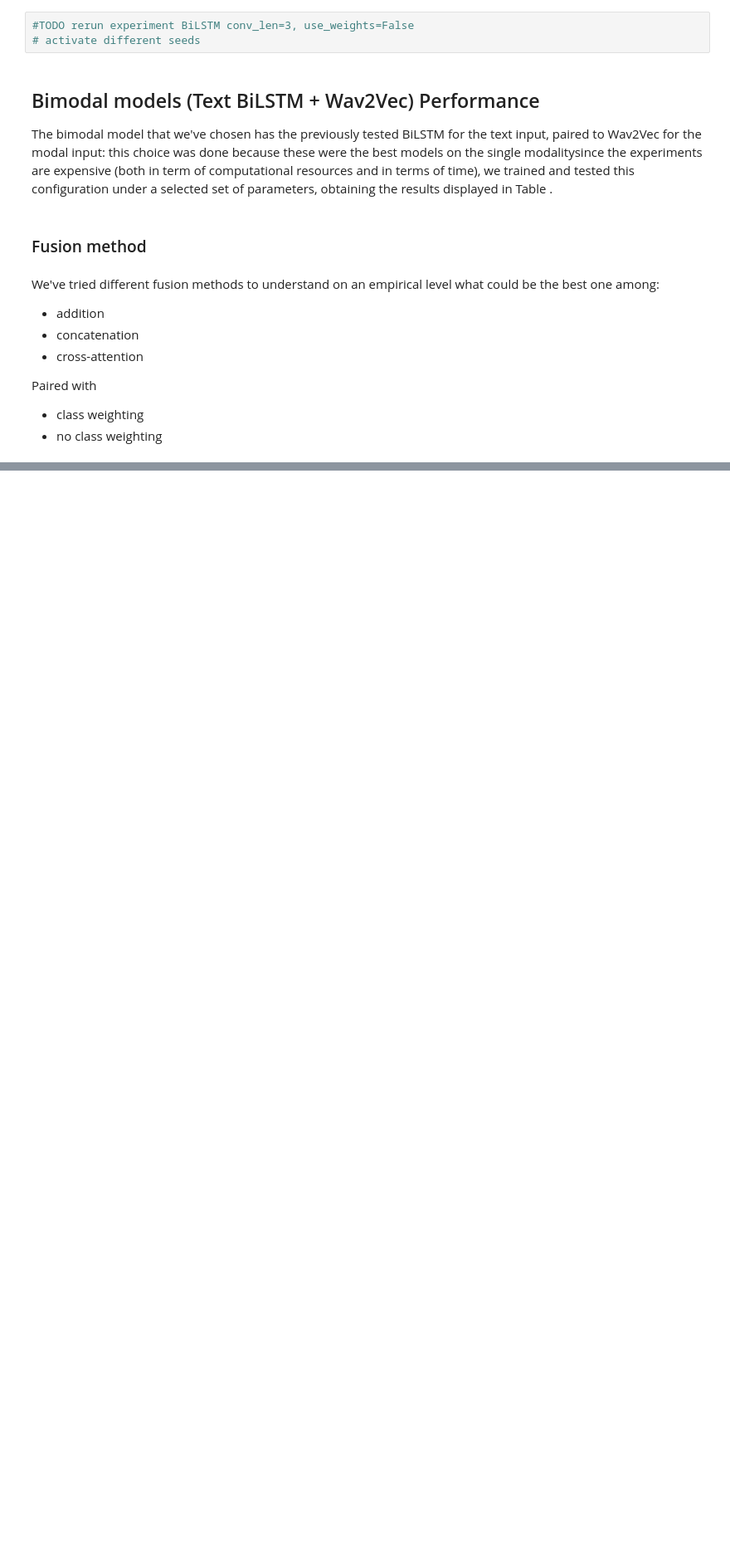
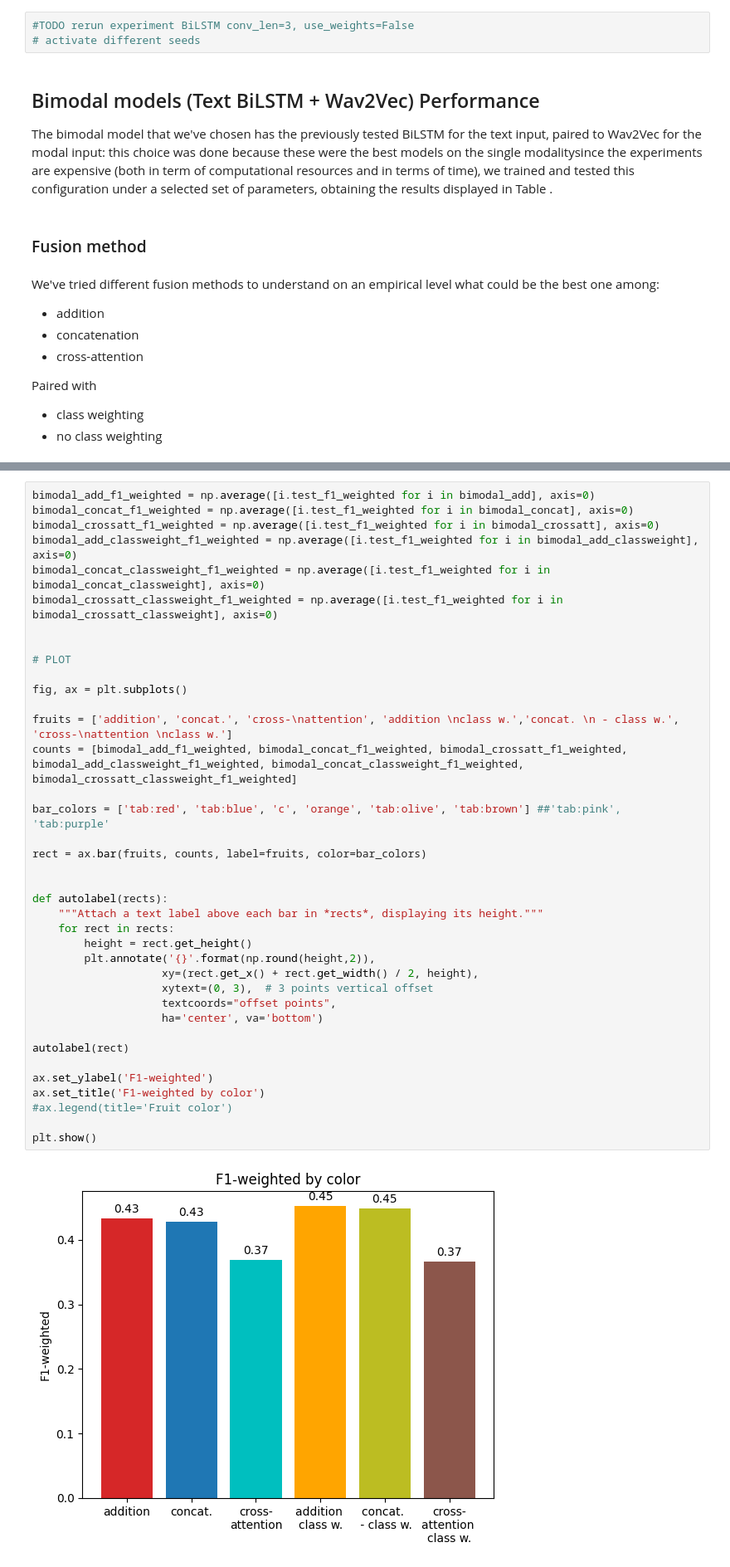
Before and after one commit to eskinderit/A-comparison-of-small-and-large-uni-multi-modal-language-models-for-sentiment-analysis-, a Jupyter notebook: Result Visualization.ipynb, the cells around one changed output, grey strips where cells are left out. Shown at 83% size. Cells and saved outputs as stored; diff of their text form; blank space fills up the shorter version.

```diff
--- a/Result Visualization.ipynb
+++ b/Result Visualization.ipynb
@@ -544,0 +584,40 @@ plt.bar(X_axis + 0.15, chroma_f1_byclass_weighted, 0.05, label = 'Chroma class w
+# %%
+bimodal_add_f1_weighted = np.average([i.test_f1_weighted for i in bimodal_add], axis=0)
+bimodal_concat_f1_weighted = np.average([i.test_f1_weighted for i in bimodal_concat], axis=0)
+bimodal_crossatt_f1_weighted = np.average([i.test_f1_weighted for i in bimodal_crossatt], axis=0)
+bimodal_add_classweight_f1_weighted = np.average([i.test_f1_weighted for i in bimodal_add_classweight], axis=0)
+bimodal_concat_classweight_f1_weighted = np.average([i.test_f1_weighted for i in bimodal_concat_classweight], axis=0)
+bimodal_crossatt_classweight_f1_weighted = np.average([i.test_f1_weighted for i in bimodal_crossatt_classweight], axis=0)
+
+
+# PLOT
+
+fig, ax = plt.subplots()
+
+fruits = ['addition', 'concat.', 'cross-\nattention', 'addition \nclass w.','concat. \n - class w.', 'cross-\nattention \nclass w.']
+counts = [bimodal_add_f1_weighted, bimodal_concat_f1_weighted, bimodal_crossatt_f1_weighted, bimodal_add_classweight_f1_weighted, bimodal_concat_classweight_f1_weighted, bimodal_crossatt_classweight_f1_weighted]
+
+bar_colors = ['tab:red', 'tab:blue', 'c', 'orange', 'tab:olive', 'tab:brown'] ##'tab:pink', 'tab:purple'
+
+rect = ax.bar(fruits, counts, label=fruits, color=bar_colors)
+
+
+def autolabel(rects):
+    """Attach a text label above each bar in *rects*, displaying its height."""
+    for rect in rects:
+        height = rect.get_height()
+        plt.annotate('{}'.format(np.round(height,2)),
+                    xy=(rect.get_x() + rect.get_width() / 2, height),
+                    xytext=(0, 3),  # 3 points vertical offset
+                    textcoords="offset points",
+                    ha='center', va='bottom')
+
+autolabel(rect)
+
+ax.set_ylabel('F1-weighted')
+ax.set_title('F1-weighted by color')
+#ax.legend(title='Fruit color')
+
+plt.show()
+# %% [output]
+[figure, added]
```
Also changed, not shown: parts of 14 cells of this notebook.
